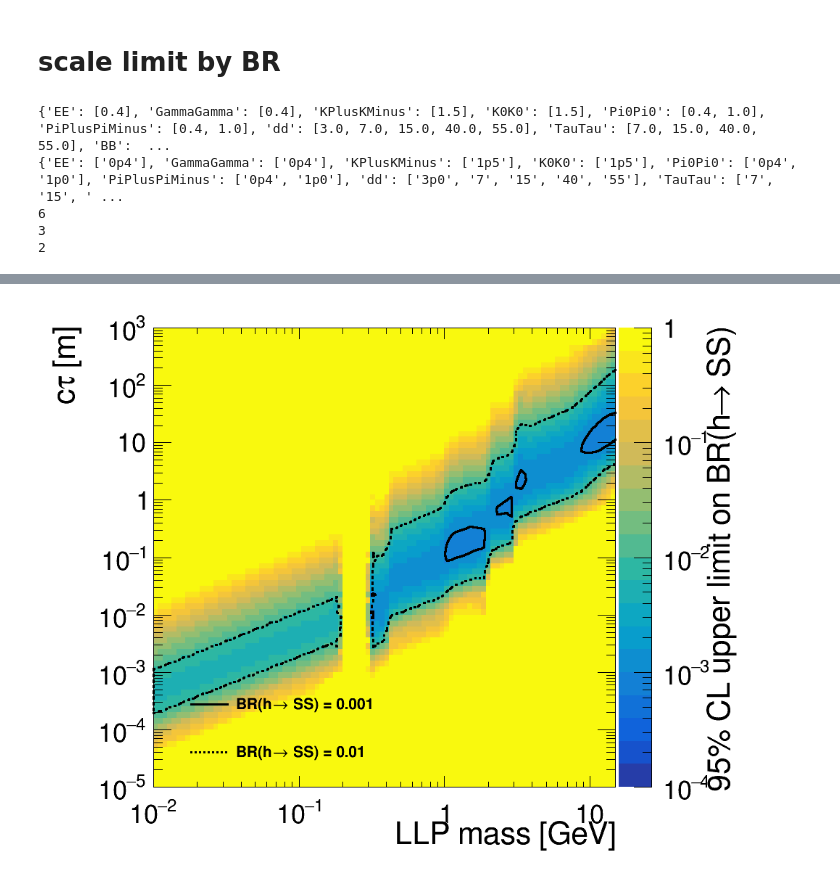
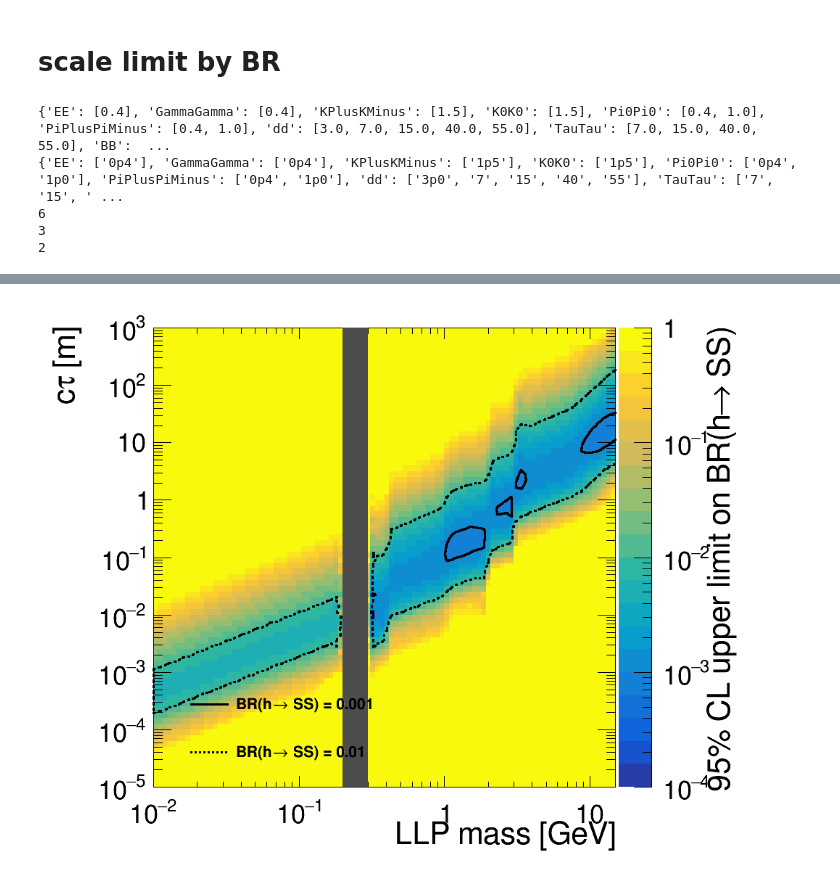
Before and after one commit to cms-lpc-llp/delayed_jet_analyzer, a Jupyter notebook: plot_scripts/MuonSystem_Analysis/combination/2tag/MuonSystem_plots-limitPlot-2d-mixbr.ipynb, the cells around one changed output, grey strips where cells are left out. Cells and saved outputs as stored; diff of their text form; code cells hidden in the pictures.

```diff
--- a/plot_scripts/MuonSystem_Analysis/combination/2tag/MuonSystem_plots-limitPlot-2d-mixbr.ipynb
+++ b/plot_scripts/MuonSystem_Analysis/combination/2tag/MuonSystem_plots-limitPlot-2d-mixbr.ipynb
@@ -356,6 +356,10 @@ print(len(cont_gr))
 for i in range(len(cont_gr)):
     leg.AddEntry(cont_gr[i],'BR(h#rightarrow SS) = '+str(contours[i]), 'L')
 
+b = rt.TBox(0.2,1e-5,0.3, 1e3)
+b.SetFillColor(12)
+# b.SetFillColorAlpha(15,1)
+b.Draw('fsame')
 
 leg.Draw()
 
@@ -371,15 +375,15 @@ c.Draw()
 
 #### save plot
 
-# output_dir = '/storage/af/user/christiw/gpu/christiw/llp/delayed_jet_analyzer/plots/MuonSystem_Analysis/double_tag/limits/'+version+'/'+dc_version+'/'+unblind+'/'
-# if not os.path.isdir(output_dir):os.makedirs(output_dir)
-# name = output_dir+mode+'_HToSSTo'+decay
+output_dir = '/storage/af/user/christiw/gpu/christiw/llp/delayed_jet_analyzer/plots/MuonSystem_Analysis/double_tag/limits/'+version+'/'+dc_version+'/'+unblind+'/'
+if not os.path.isdir(output_dir):os.makedirs(output_dir)
+name = output_dir+mode+'_HToSSTo'+decay
 
 
 # #     print(name)
-# c.SaveAs(name+'_2d_expected.png')
-# c.SaveAs(name+'_2d_expected.C')
-# c.SaveAs(name+'_2d_expected.pdf')
+c.SaveAs(name+'_2d_expected.png')
+c.SaveAs(name+'_2d_expected.C')
+c.SaveAs(name+'_2d_expected.pdf')
 
 #     tdrstyle.setTDRStyle()
 #     c.Draw()
@@ -393 +398 @@ Warning in <TCanvas::Constructor>: Deleting canvas with same name: c
-[figure, old version]
+[figure, new version]
```
Also changed, not shown: parts of 2 cells of this notebook, 40 other files.
